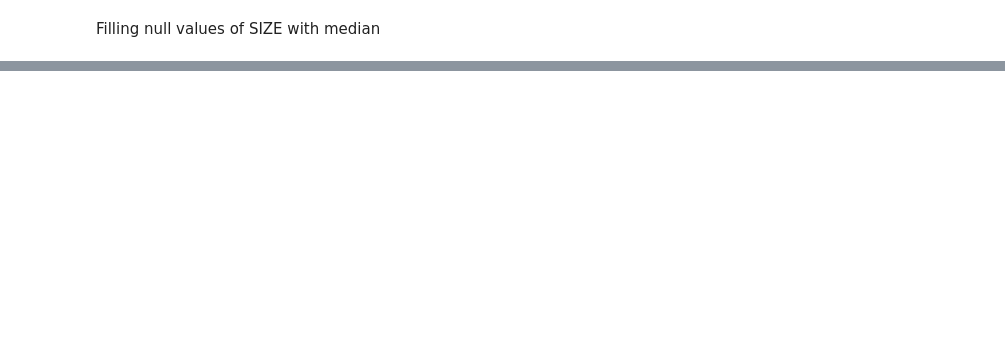
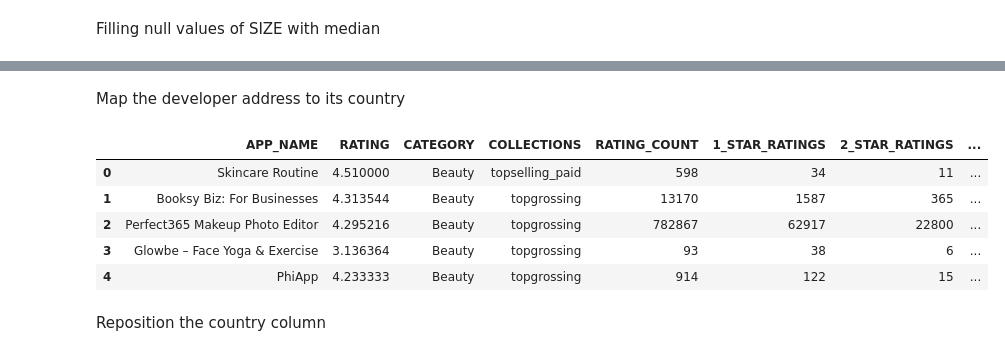
Before and after one commit to limivann/app-performance-predictor, a Jupyter notebook: data-cleaning/data_cleaning.ipynb, the cells around one changed output, grey strips where cells are left out. Drawn from its saved outputs; the diff is of its cells as text; code cells hidden in the pictures; blank space fills up the shorter version.

```diff
--- a/data-cleaning/data_cleaning.ipynb
+++ b/data-cleaning/data_cleaning.ipynb
@@ -407,0 +376,14 @@ df.sample(20)
+# %% [markdown]
+Map the developer address to its country
+# %%
+df['COUNTRY']=df[['DEVELOPER_ADDRESS']].merge(country_df,how='left').COUNTRY
+df.head()
+# %% [output]
+|  | APP_NAME | RATING | CATEGORY | COLLECTIONS | RATING_COUNT | 1_STAR_RATINGS | 2_STAR_RATINGS | ... |
+| 0 | Skincare Routine | 4.510000 | Beauty | topselling_paid | 598 | 34 | 11 | ... |
+| 1 | Booksy Biz: For Businesses | 4.313544 | Beauty | topgrossing | 13170 | 1587 | 365 | ... |
+| 2 | Perfect365 Makeup Photo Editor | 4.295216 | Beauty | topgrossing | 782867 | 62917 | 22800 | ... |
+| 3 | Glowbe – Face Yoga & Exercise | 3.136364 | Beauty | topgrossing | 93 | 38 | 6 | ... |
+| 4 | PhiApp | 4.233333 | Beauty | topgrossing | 914 | 122 | 15 | ... |
+# %% [markdown]
+Reposition the country column
```
Also changed, not shown: parts of 34 cells of this notebook, 2 other files.
